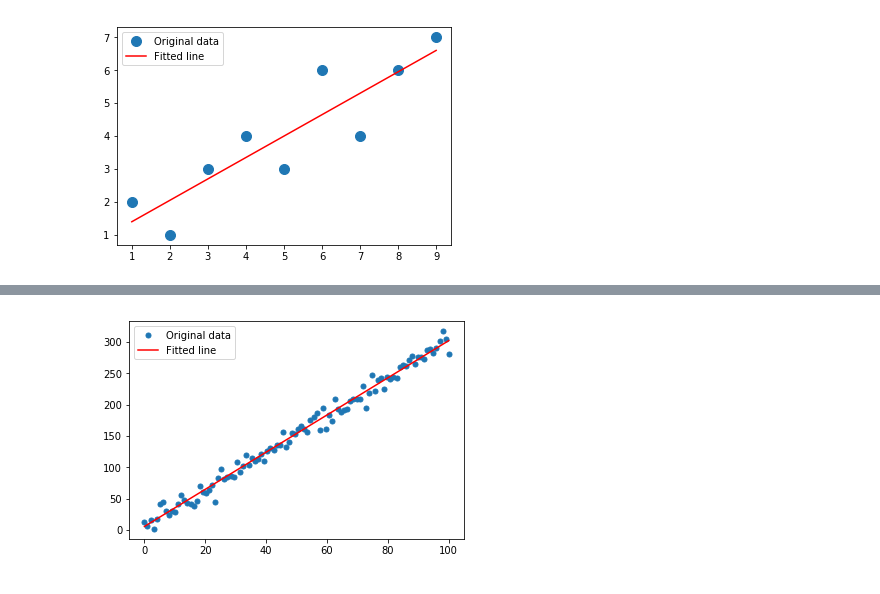
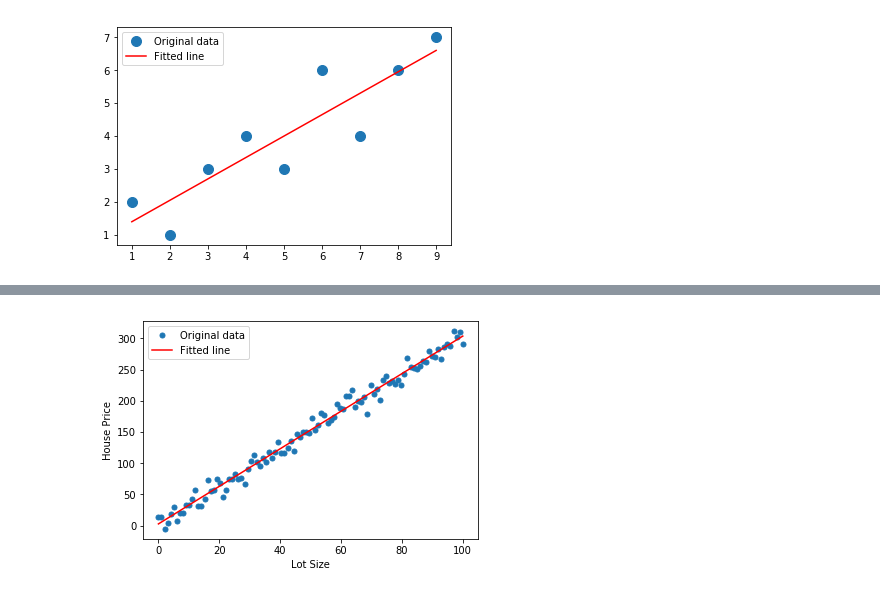
Before and after one commit to ddearauj/sub_par_lib_for_learning_purpose, a Jupyter notebook: regression/Linear Regression.ipynb, the cells around one changed output, grey strips where cells are left out. Drawn from its saved outputs; the diff is of its cells as text; code cells hidden in the pictures.

```diff
--- a/regression/Linear Regression.ipynb
+++ b/regression/Linear Regression.ipynb
@@ -89,8 +89,12 @@ plt.plot(X, y, "o")
 # %%
 beta = linear_regression(X, y)
+fig = plt.figure()
 plt.plot(X, y, 'o', label='Original data', markersize=5)
 plt.plot(X, beta[0] + beta[1]*X, 'r', label='Fitted line')
+plt.xlabel('Lot Size')
+plt.ylabel('House Price')
+fig.savefig('house_price_graph_with_line.png')
 plt.legend()
 plt.show()
 # %% [output]
-[figure, old version]
+[figure, new version]
```
Also changed, not shown: parts of 2 cells of this notebook, 11 other files.
